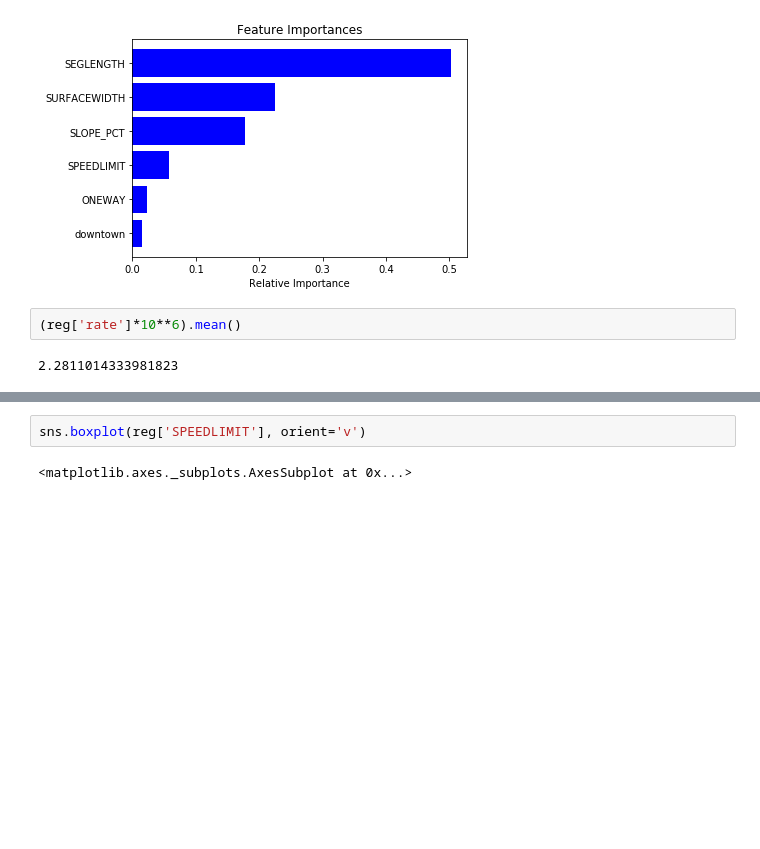
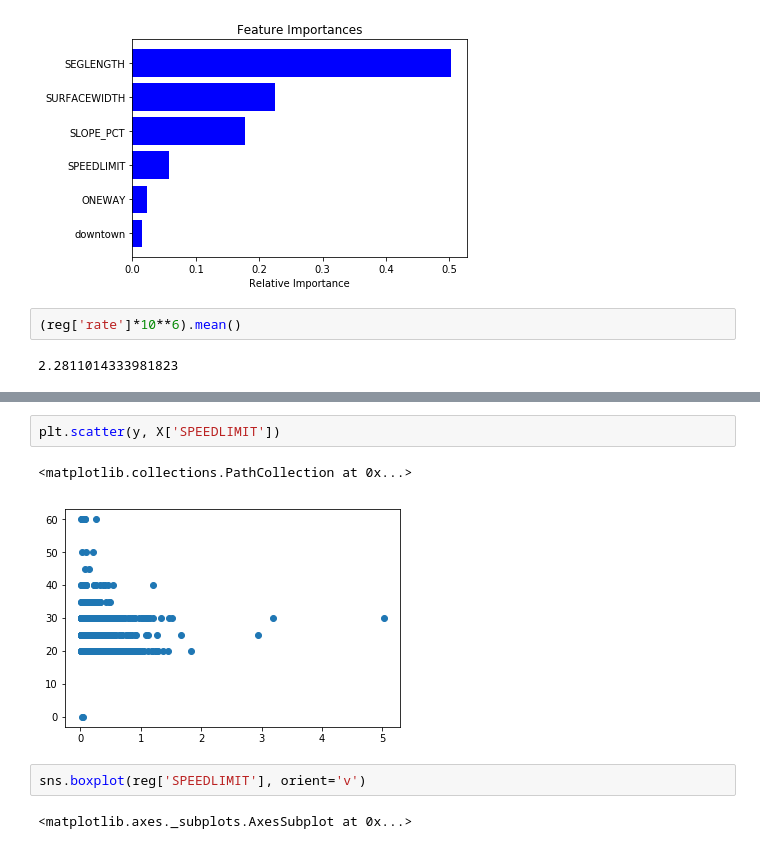
Before and after one commit to gsaidov/capstone, a Jupyter notebook: road_network.ipynb, the cells around one changed output, grey strips where cells are left out. Saved outputs shown, nothing was run; the diff lists cells and outputs as text; blank space fills up the shorter version.

```diff
--- a/road_network.ipynb
+++ b/road_network.ipynb
@@ -490,3 +491,8 @@ plt.scatter(y, X['SEGLENGTH'])
+# %%
+plt.scatter(y, X['SPEEDLIMIT'])
+# %% [output]
+<matplotlib.collections.PathCollection at 0x...>
+[figure, added]
 # %%
 sns.boxplot(reg['SPEEDLIMIT'], orient='v')
 # %% [output]
```
Also changed, not shown: parts of 14 cells of this notebook.
